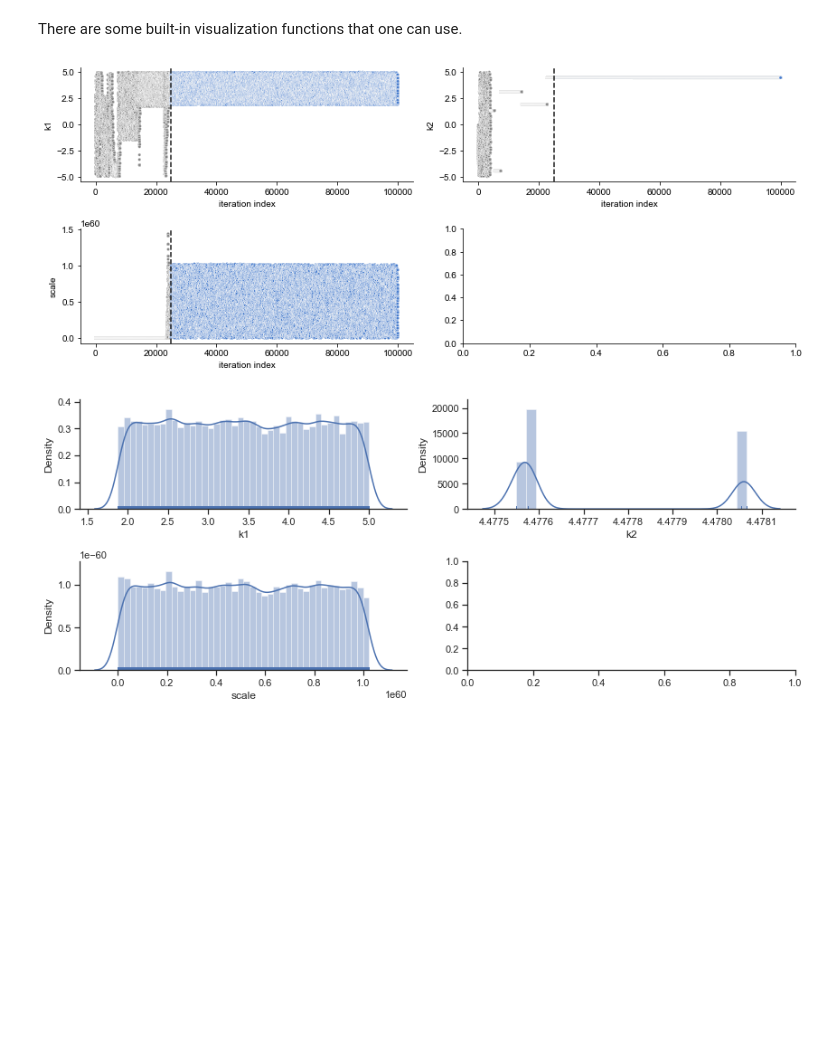
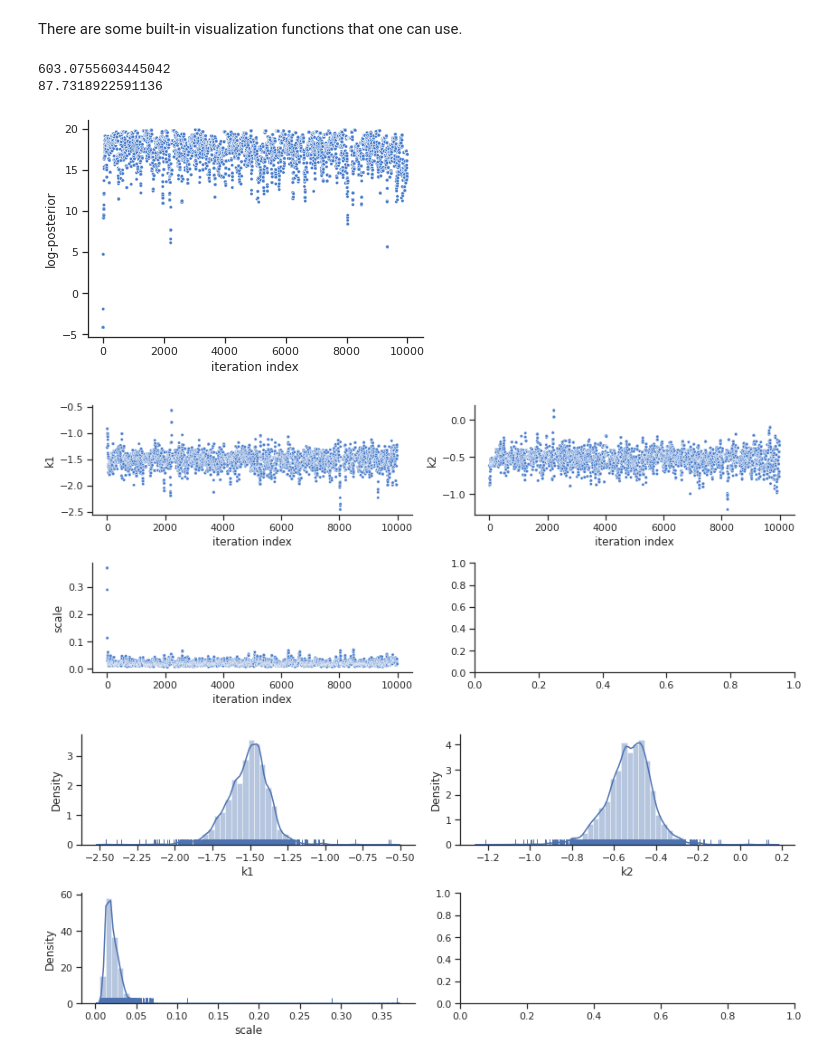
Before and after one commit to feddersmichael/Bachelor-Thesis-Marginal-Sampling, a Jupyter notebook: Sampling/Laplacian_noise/Conversion_Reaction_model/Laplacian_noise_Conversian_Reaction_Offset_Marginalised.ipynb, the cells around one changed output. Cells and saved outputs as stored; diff of their text form; code cells hidden in the pictures; blank space fills up the shorter version.

Commit message:
corrected marginal approach

```diff
--- a/Sampling/Laplacian_noise/Conversion_Reaction_model/Laplacian_noise_Conversian_Reaction_Offset_Marginalised.ipynb
+++ b/Sampling/Laplacian_noise/Conversion_Reaction_model/Laplacian_noise_Conversian_Reaction_Offset_Marginalised.ipynb
@@ -92,7 +93,7 @@ def negative_log_marginalised_likelihood(x):
 # %% [markdown]
 Now that we have the objective function defined, we need to create a pyPESTO problem.
 # %%
-def standard_sampling():
+def marginal_sampling():
     """Creates a pyPESTO problem."""
     objective = pypesto.Objective(fun=negative_log_marginalised_likelihood)
     problem = pypesto.Problem(objective=objective,  # objective function
@@ -107,13 +108,15 @@ def standard_sampling():
 lamda = 0.01
 
 # create the estimation problem
-problem = standard_sampling()
+problem = marginal_sampling()
 
 # MCMC chain length
-n_samples= 100000
+n_samples= 10000
 
 # call the sampler of choice
 sampler = sample.AdaptiveMetropolisSampler()
+
+x0=np.array([-1.2741, -0.6160, 0.3684])
 # %% [markdown]
 Now we can perform the actual sampling.
 # %%
@@ -128,7 +131,7 @@ for n in range(runs):
     np.random.seed(n)
     # perform MCMC sampling
     result = sample.sample(problem, n_samples=n_samples, sampler=sampler,
-                           x0=np.array([-1.2741, -0.6160, 0.3684]))
+                           x0=x0)
     # calculate effective sample size
     sample.effective_sample_size(result=result)
 
@@ -140,10 +143,16 @@ for n in range(runs):
 # %% [markdown]
 There are some built-in visualization functions that one can use.
 # %%
+print(result.sample_result.effective_sample_size)
+print(result.sample_result.effective_sample_size/result.sample_result.time)
+ax = visualize.sampling_fval_traces(result,full_trace=True)
 # Visualize the parameter trace
 ax = visualize.sampling.sampling_parameters_trace(result, use_problem_bounds=False, full_trace=True, size=(12,5))
 # Visualize the one-dimensional marginals --> Important!
 ax = visualize.sampling_1d_marginals(result, size=(12,5))
 # %% [output]
+603.0755603445042
+87.7318922591136
-[figure, old version]
+[figure, new version]
-[figure, old version]
+[figure, new version]
+[figure, added]
```
Also changed, not shown: parts of 5 cells of this notebook, 1 other file.
